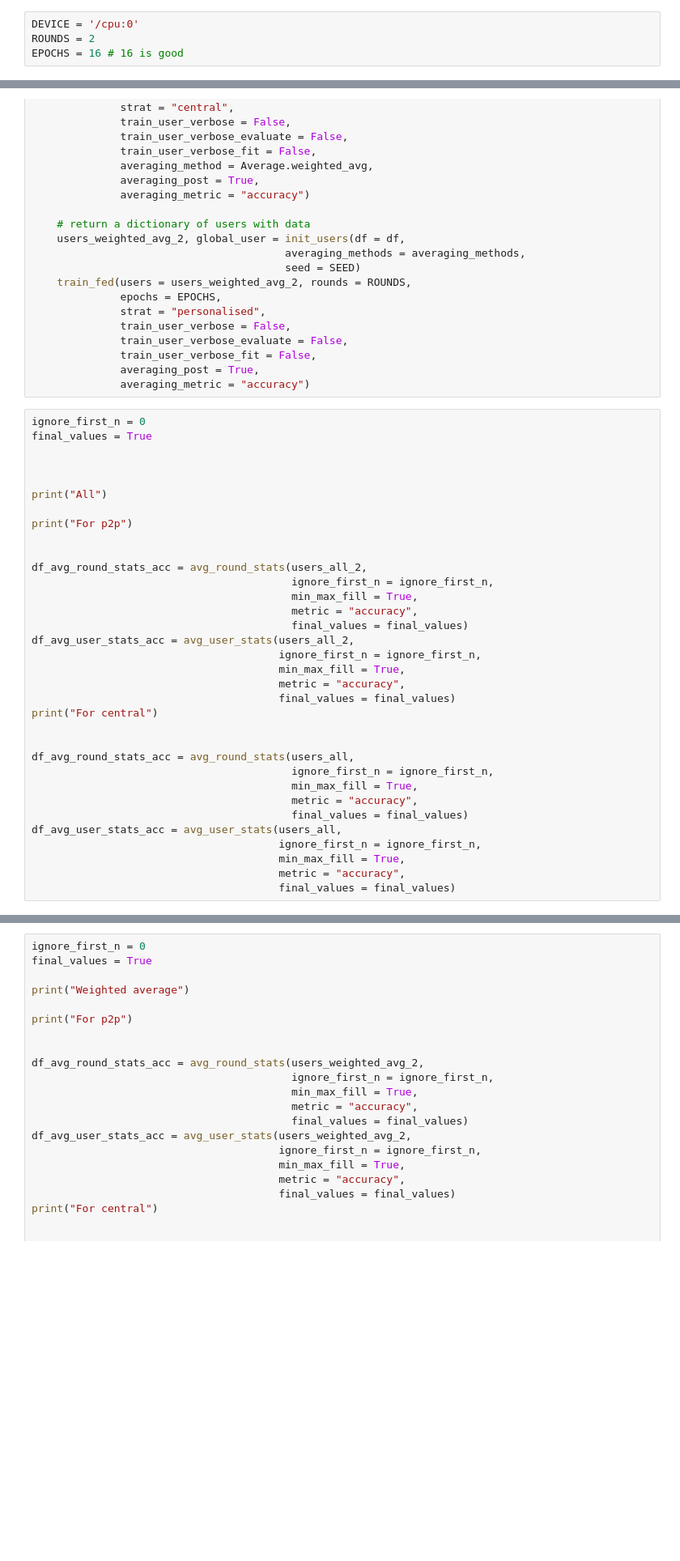
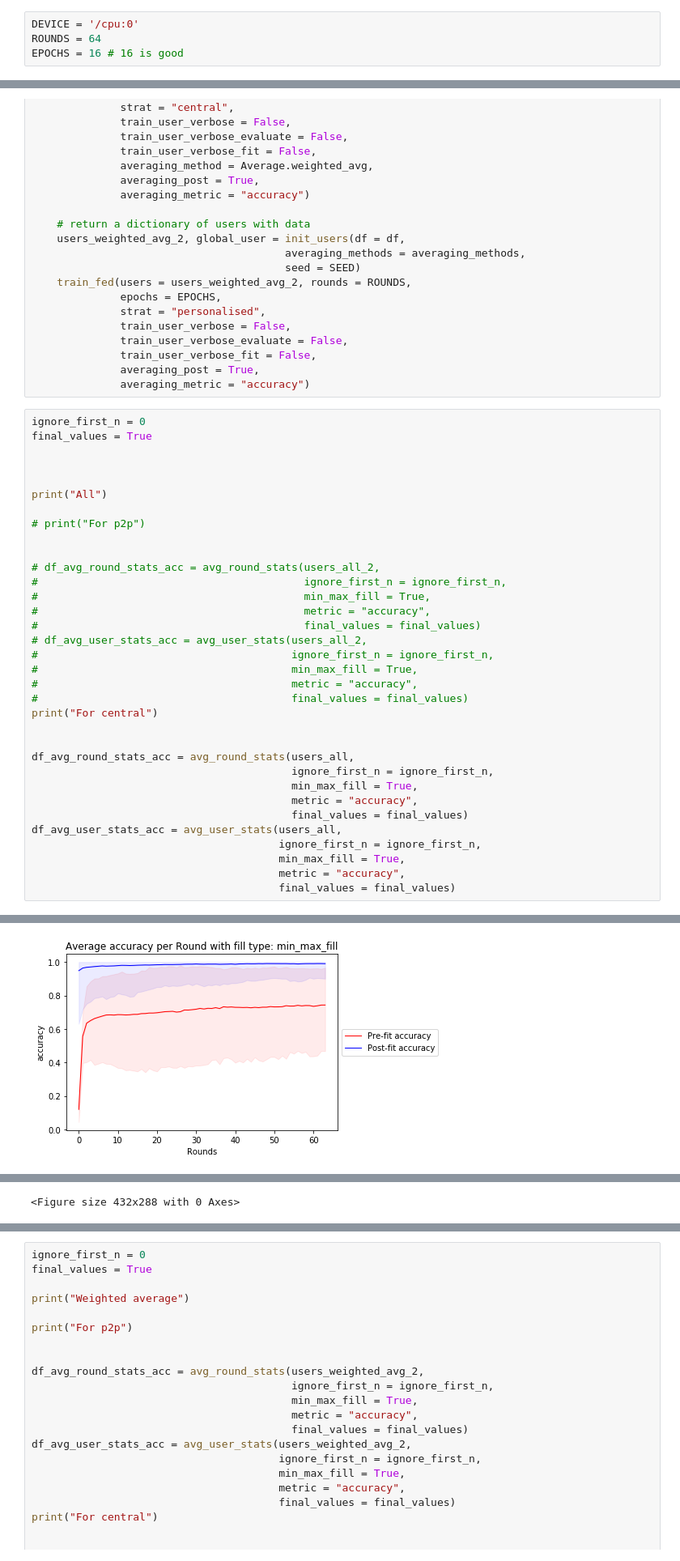
Before and after one commit to Kimi450/Federated-Machine-Learning, a Jupyter notebook: src/refactored_code_2.ipynb, the cells around one changed output, grey strips where cells are left out. Shown at 81% size. Saved outputs shown, nothing was run; the diff lists cells and outputs as text; blank space fills up the shorter version.

```diff
--- a/src/refactored_code_2.ipynb
+++ b/src/refactored_code_2.ipynb
@@ -238,7 +123,7 @@ averaging_methods = [Average.all,Average.std_dev,Average.weighted_avg]
 # df.head()
 # %%
 DEVICE = '/cpu:0'
-ROUNDS = 2
+ROUNDS = 64
 EPOCHS = 16 # 16 is good
 # %%
 # forces tensorfor to the a particular device to run things
@@ -377,19 +263,19 @@ final_values = True
 
 print("All")
 
-print("For p2p")
+# print("For p2p")
 
 
-df_avg_round_stats_acc = avg_round_stats(users_all_2,
-                                         ignore_first_n = ignore_first_n,
-                                         min_max_fill = True,
-                                         metric = "accuracy",
-                                         final_values = final_values)
-df_avg_user_stats_acc = avg_user_stats(users_all_2,
-                                       ignore_first_n = ignore_first_n,
-                                       min_max_fill = True,
-                                       metric = "accuracy",
-                                       final_values = final_values)
+# df_avg_round_stats_acc = avg_round_stats(users_all_2,
+#                                          ignore_first_n = ignore_first_n,
+#                                          min_max_fill = True,
+#                                          metric = "accuracy",
+#                                          final_values = final_values)
+# df_avg_user_stats_acc = avg_user_stats(users_all_2,
+#                                        ignore_first_n = ignore_first_n,
+#                                        min_max_fill = True,
+#                                        metric = "accuracy",
+#                                        final_values = final_values)
 print("For central")
 
 
@@ -403,3 +289,4 @@ df_avg_user_stats_acc = avg_user_stats(users_all,
                                        min_max_fill = True,
                                        metric = "accuracy",
                                        final_values = final_values)
+# %% [output]
@@ -405,0 +311 @@ df_avg_user_stats_acc = avg_user_stats(users_all,
+[figure, added]
@@ -406,3 +330,4 @@ df_avg_user_stats_acc = avg_user_stats(users_all,
+<Figure size 432x288 with 0 Axes>
 # %%
 ignore_first_n = 0
 final_values = True
```
Also changed, not shown: parts of 9 cells of this notebook, 3 other files.
